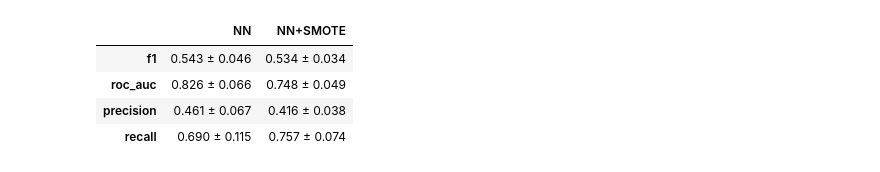
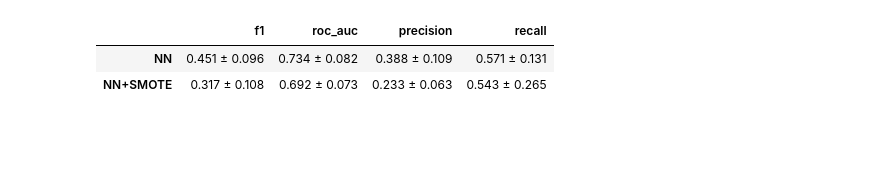
Before and after one commit to Cmanzano03/TFG_cmi_Moodle, a Jupyter notebook: notebooks/Modelado/modelado_v1.2.ipynb, the cells around one changed output. Cells and saved outputs as stored; diff of their text form; code cells hidden in the pictures; blank space fills up the shorter version.

```diff
--- a/notebooks/Modelado/modelado_v1.2.ipynb
+++ b/notebooks/Modelado/modelado_v1.2.ipynb
@@ -199,83 +174,30 @@ display(res_df)
 # %%
-# ============================================================
-# CV de la Red Neuronal con/sin SMOTE (5 folds, DataFrame)
-# ============================================================
-import numpy as np
-import pandas as pd
 
-from sklearn.pipeline import Pipeline
-from sklearn.model_selection import StratifiedKFold, cross_validate
-from scikeras.wrappers import KerasClassifier
-from tensorflow.keras import Sequential
-from tensorflow.keras.layers import Dense, Dropout
-from tensorflow.keras.optimizers import Adam
-
-from imblearn.pipeline import Pipeline as ImbPipeline
-from imblearn.over_sampling import SMOTE
-
-# --- 1) Construcción del wrapper Keras idéntico al de Modelado.py ----
 def build_model(meta, units=64, dr=0.3):
-    n_features = meta["n_features_in_"]
+    n_feat = meta['n_features_in_']
     model = Sequential([
-        Dense(units, activation="relu", input_shape=(n_features,)),
+        Dense(units, activation='relu', input_shape=(n_feat,)),
         Dropout(dr),
-        Dense(units // 2, activation="relu"),
-        Dense(1, activation="sigmoid")
+        Dense(units//2, activation='relu'),
+        Dense(1, activation='sigmoid')
     ])
-    model.compile(
-        optimizer=Adam(1e-3),
-        loss="binary_crossentropy",
-        metrics=["accuracy"]
-    )
+    model.compile(optimizer=Adam(1e-3), loss='binary_crossentropy', metrics=['accuracy'])
     return model
 
 ratio = y.value_counts()[0] / y.value_counts()[1]
-nn_clf = KerasClassifier(
-    model=build_model,
-    epochs=60,
-    batch_size=16,
-    verbose=0,
-    fit__class_weight={0: 1, 1: ratio},
-    random_state=42
-)
+nn_clf = KerasClassifier(model=build_model, epochs=60, batch_size=16, verbose=0,
+                         fit__class_weight={0:1, 1:ratio}, random_state=42)
 
-# --- 2) Pipelines: sin SMOTE y con SMOTE --------------------------
-pipe_no = Pipeline([
-    ("pre", preprocessor),
-    ("nn",  nn_clf)
-])
-pipe_sm = ImbPipeline([
-    ("pre",   preprocessor),
-    ("smote", SMOTE()),
-    ("nn",    nn_clf)
-])
+pipe_no = Pipeline([('pre', preprocessor), ('nn', nn_clf)])
+pipe_sm = ImbPipeline([('pre', preprocessor), ('smote', SMOTE()), ('nn', nn_clf)])
 
-# --- 3) Cross‐validation para ambos ----------------------------------
-cv      = StratifiedKFold(n_splits=5, shuffle=True, random_state=42)
-scoring = ["f1", "roc_auc", "precision", "recall"]
+cv = StratifiedKFold(n_splits=5, shuffle=True, random_state=42)
+scoring = ['f1', 'roc_auc', 'precision', 'recall']
+nn_results = {}
+for label, pipe in [('NN', pipe_no), ('NN+SMOTE', pipe_sm)]:
+    cvres = cross_validate(pipe, X, y, cv=cv, scoring=scoring, n_jobs=-1)
+    nn_results[label] = {m: f"{cvres[f'test_{m}'].mean():.3f} ± {cvres[f'test_{m}'].std():.3f}" for m in scoring}
 
-results = {}
-for name, pipe in [("NN", pipe_no), ("NN+SMOTE", pipe_sm)]:
-    cvres = cross_validate(
-        pipe, X, y,
-        cv=cv,
-        scoring=scoring,
-        n_jobs=-1
-    )
-    # guardar mean/std de cada métrica
-    results[name] = {
-        m: (cvres[f"test_{m}"].mean(), cvres[f"test_{m}"].std())
-        for m in scoring
-    }
-
-# --- 4) Montar DataFrame final ---------------------------------------
-df = pd.DataFrame({
-    name: {metric: f"{mean:.3f} ± {std:.3f}"
-           for metric, (mean, std) in mets.items()}
-    for name, mets in results.items()
-})
-
-# --- 5) Mostrar resultados ------------------------------------------
-print("Neural Network – 5-fold CV (métricas mean ± std)")
-display(df)
+nn_df = pd.DataFrame(nn_results).T
+display(nn_df)
 # %% [output]
@@ -300,5 +221,3 @@ Neural Network – 5-fold CV (métricas mean ± std)
-|  | NN | NN+SMOTE |
-| f1 | 0.543 ± 0.046 | 0.534 ± 0.034 |
-| roc_auc | 0.826 ± 0.066 | 0.748 ± 0.049 |
-| precision | 0.461 ± 0.067 | 0.416 ± 0.038 |
-| recall | 0.690 ± 0.115 | 0.757 ± 0.074 |
+|  | f1 | roc_auc | precision | recall |
+| NN | 0.451 ± 0.096 | 0.734 ± 0.082 | 0.388 ± 0.109 | 0.571 ± 0.131 |
+| NN+SMOTE | 0.317 ± 0.108 | 0.692 ± 0.073 | 0.233 ± 0.063 | 0.543 ± 0.265 |
```
Also changed, not shown: parts of 21 cells of this notebook, 17 other files.
